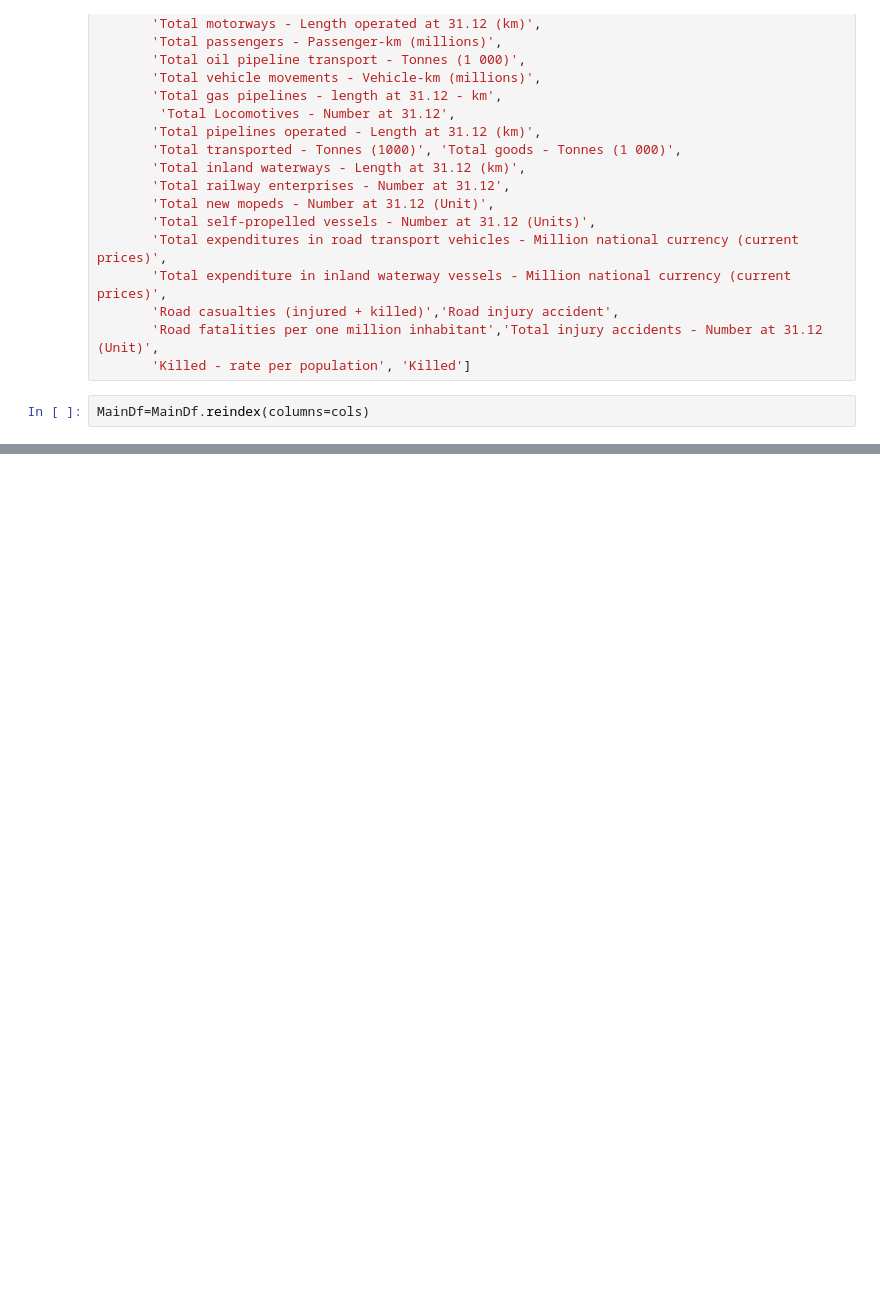
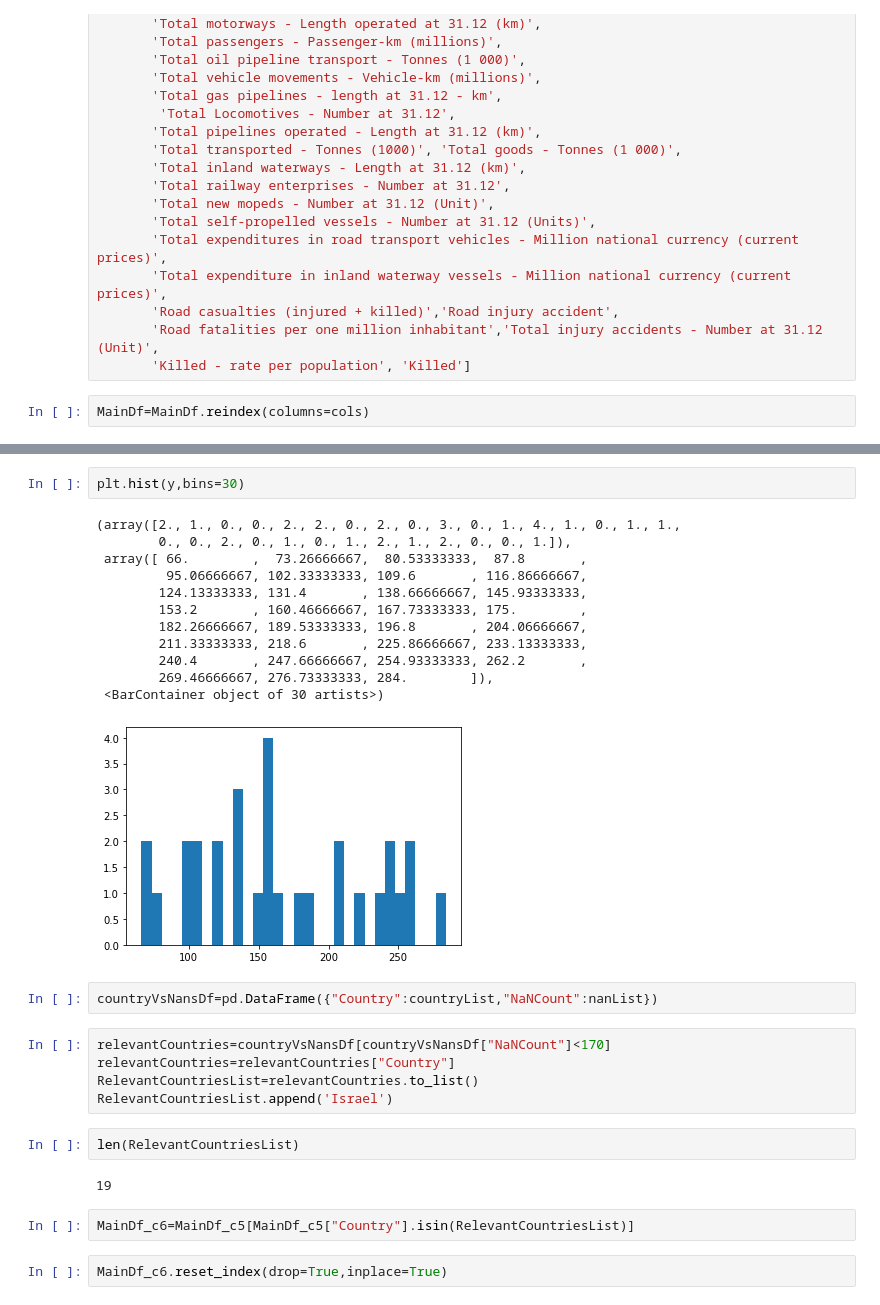
Before and after one commit to zeevSozin/data-science-project, a Jupyter notebook: dataCleaning.ipynb, the cells around one changed output, grey strips where cells are left out. Drawn from its saved outputs; the diff is of its cells as text; blank space fills up the shorter version.

Commit message:
initial data cleaning

```diff
--- a/dataCleaning.ipynb
+++ b/dataCleaning.ipynb
@@ -120,0 +416,30 @@ dtype: int64
+# %%
+plt.hist(y,bins=30)
+# %% [output]
+(array([2., 1., 0., 0., 2., 2., 0., 2., 0., 3., 0., 1., 4., 1., 0., 1., 1.,
+        0., 0., 2., 0., 1., 0., 1., 2., 1., 2., 0., 0., 1.]),
+ array([ 66.        ,  73.26666667,  80.53333333,  87.8       ,
+         95.06666667, 102.33333333, 109.6       , 116.86666667,
+        124.13333333, 131.4       , 138.66666667, 145.93333333,
+        153.2       , 160.46666667, 167.73333333, 175.        ,
+        182.26666667, 189.53333333, 196.8       , 204.06666667,
+        211.33333333, 218.6       , 225.86666667, 233.13333333,
+        240.4       , 247.66666667, 254.93333333, 262.2       ,
+        269.46666667, 276.73333333, 284.        ]),
+ <BarContainer object of 30 artists>)
+[figure, added]
+# %%
+countryVsNansDf=pd.DataFrame({"Country":countryList,"NaNCount":nanList})
+# %%
+relevantCountries=countryVsNansDf[countryVsNansDf["NaNCount"]<170]
+relevantCountries=relevantCountries["Country"]
+RelevantCountriesList=relevantCountries.to_list()
+RelevantCountriesList.append('Israel')
+# %%
+len(RelevantCountriesList)
+# %% [output]
+19
+# %%
+MainDf_c6=MainDf_c5[MainDf_c5["Country"].isin(RelevantCountriesList)]
+# %%
+MainDf_c6.reset_index(drop=True,inplace=True)
```
Also changed, not shown: parts of 29 cells of this notebook, 1 other file.
